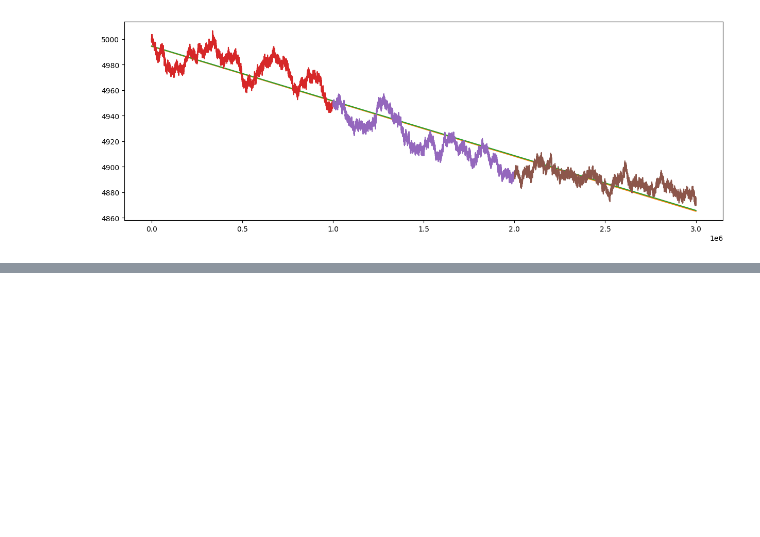
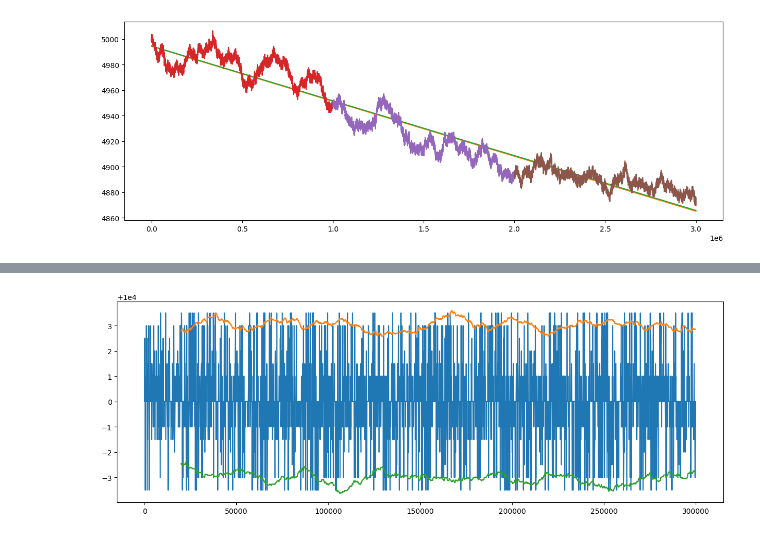
Before and after one commit to kzqiu/imc-2023, a Jupyter notebook: round1/data.ipynb, the cells around one changed output, grey strips where cells are left out. Cells and saved outputs as stored; diff of their text form; code cells hidden in the pictures; blank space fills up the shorter version.

Commit message:
Added Bollinger band analysis for PEARLS.

```diff
--- a/round1/data.ipynb
+++ b/round1/data.ipynb
@@ -149,0 +150,25 @@ np.nanmin(lower[0:2500])
+# %%
+dn2_p = day_n2[day_n2['product'] == 'PEARLS']
+dn1_p = day_n1[day_n1['product'] == 'PEARLS']
+d0_p = day_0[day_0['product'] == 'PEARLS']
+pearls = np.concatenate((dn2_p['mid_price'], dn1_p['mid_price'], d0_p['mid_price']))
+
+pdf = pd.DataFrame(pearls, columns=['mid_price'])
+
+rate = 200
+m = 2 # of std devs
+
+sma = get_sma(pdf['mid_price'], rate)
+std = get_std(pdf['mid_price'], rate)
+
+start = 0
+end = 3000
+xi = np.arange(start * 100, end * 100, 100)
+
+plt.figure(figsize=(15, 5))
+plt.plot(xi, pearls[start:end])
+plt.plot(xi, (sma + m * std)[start:end])
+plt.plot(xi, (sma - m * std)[start:end])
+plt.show()
+# %% [output]
+[figure, added]
```
Also changed, not shown: parts of 2 cells of this notebook.
